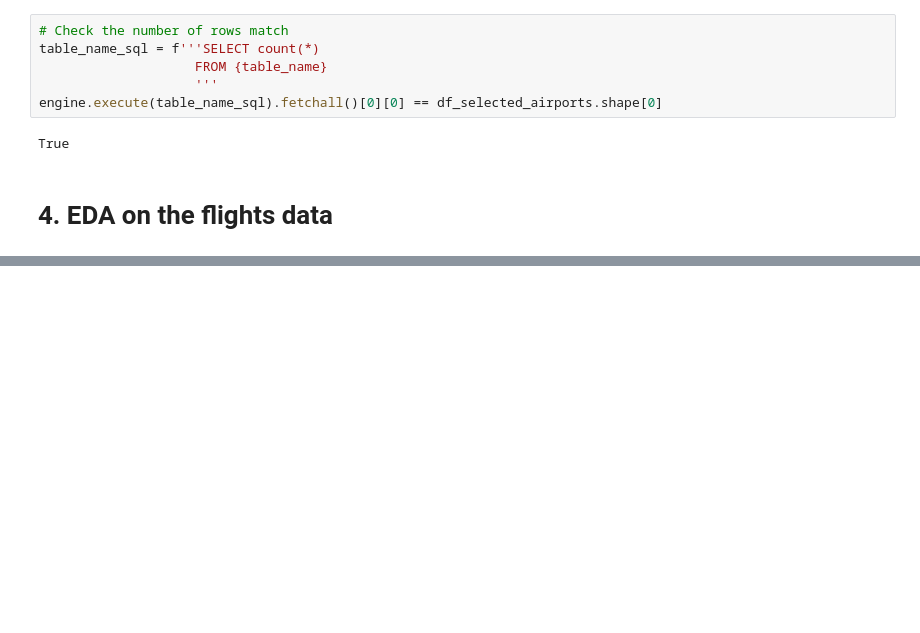
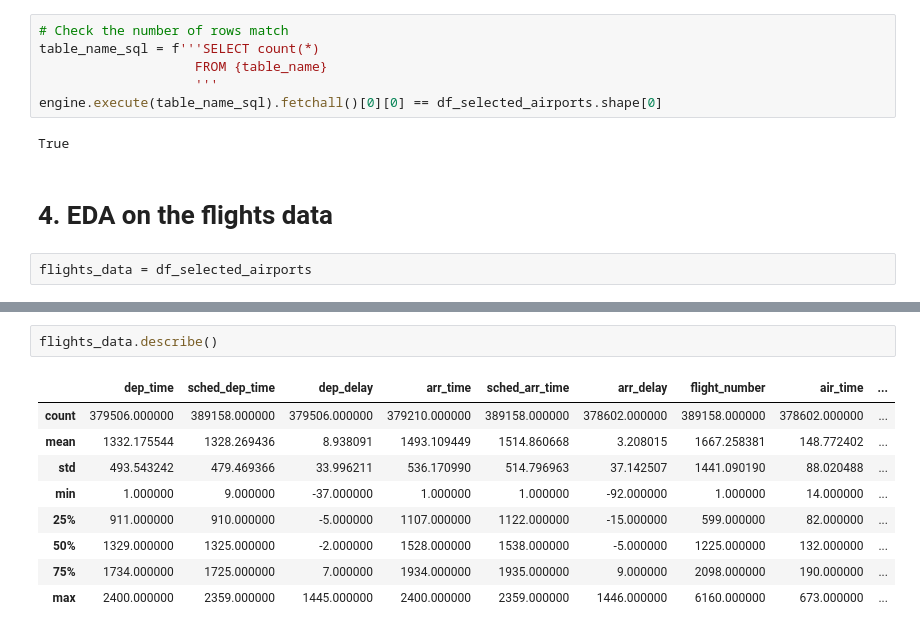
Before and after one commit to sergioserge/us-airports-project, a Jupyter notebook: 01_get_flights_data.ipynb, the cells around one changed output, grey strips where cells are left out. Saved outputs shown, nothing was run; the diff lists cells and outputs as text; blank space fills up the shorter version.

```diff
--- a/01_get_flights_data.ipynb
+++ b/01_get_flights_data.ipynb
@@ -304,3 +350,5 @@ engine.execute(table_name_sql).fetchall()[0][0] == df_selected_airports.shape[0]
 True
 # %% [markdown]
 # 4. EDA on the flights data
+# %%
+flights_data = df_selected_airports
@@ -306,0 +375,12 @@ True
+# %%
+flights_data.describe()
+# %% [output]
+|  | dep_time | sched_dep_time | dep_delay | arr_time | sched_arr_time | arr_delay | flight_number | air_time | ... |
+| count | 379506.000000 | 389158.000000 | 379506.000000 | 379210.000000 | 389158.000000 | 378602.000000 | 389158.000000 | 378602.000000 | ... |
+| mean | 1332.175544 | 1328.269436 | 8.938091 | 1493.109449 | 1514.860668 | 3.208015 | 1667.258381 | 148.772402 | ... |
+| std | 493.543242 | 479.469366 | 33.996211 | 536.170990 | 514.796963 | 37.142507 | 1441.090190 | 88.020488 | ... |
+| min | 1.000000 | 9.000000 | -37.000000 | 1.000000 | 1.000000 | -92.000000 | 1.000000 | 14.000000 | ... |
+| 25% | 911.000000 | 910.000000 | -5.000000 | 1107.000000 | 1122.000000 | -15.000000 | 599.000000 | 82.000000 | ... |
+| 50% | 1329.000000 | 1325.000000 | -2.000000 | 1528.000000 | 1538.000000 | -5.000000 | 1225.000000 | 132.000000 | ... |
+| 75% | 1734.000000 | 1725.000000 | 7.000000 | 1934.000000 | 1935.000000 | 9.000000 | 2098.000000 | 190.000000 | ... |
+| max | 2400.000000 | 2359.000000 | 1445.000000 | 2400.000000 | 2359.000000 | 1446.000000 | 6160.000000 | 673.000000 | ... |
```
Also changed, not shown: parts of 17 cells of this notebook, 2 other files.
